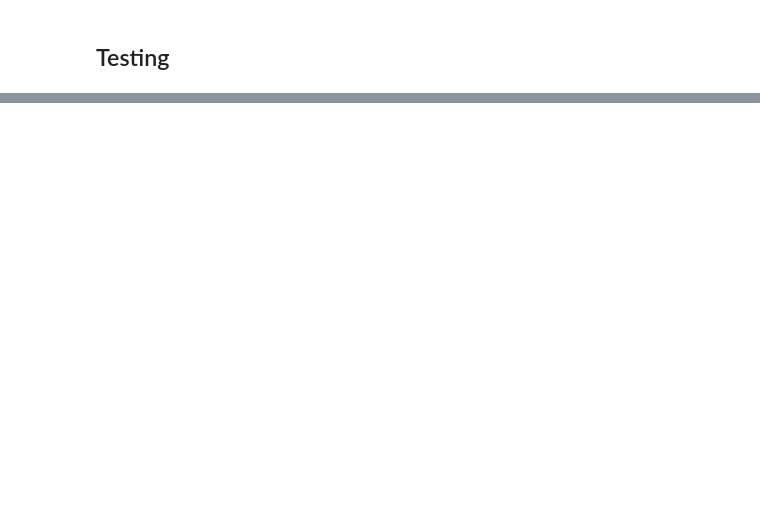
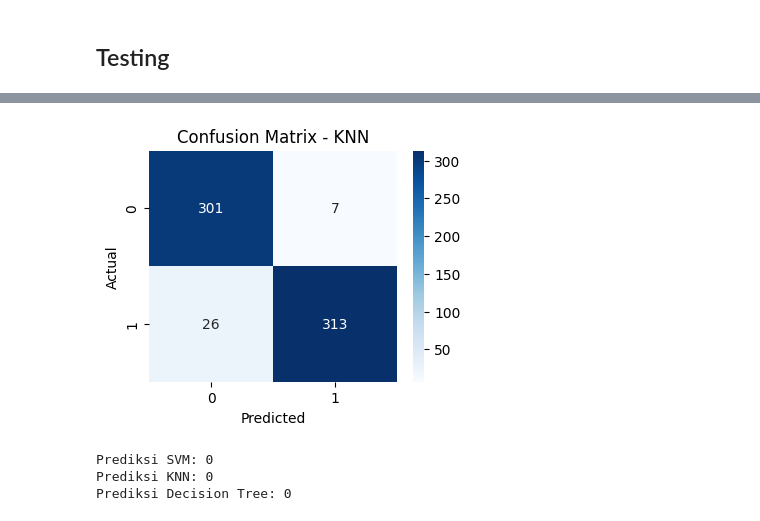
Before and after one commit to RizkyMlana/Data-Science-Classification, a Jupyter notebook: notebooks/model.ipynb, the cells around one changed output, grey strips where cells are left out. Cells and saved outputs as stored; diff of their text form; code cells hidden in the pictures; blank space fills up the shorter version.

```diff
--- a/notebooks/model.ipynb
+++ b/notebooks/model.ipynb
@@ -157,0 +197,19 @@ weighted avg       0.95      0.95      0.95       647
+# %%
+# Untuk KNN
+plot_conf_matrix("KNN", y_test, best_pred)
+# %% [output]
+[figure, added]
+# %%
+# Testing dengan input manual (simulasi real use case)
+sample = pd.DataFrame([[1, 13.0, 5.8, 0, 0, 1, 0]], columns=X.columns)
+sample_scaled = scaler.transform(sample)
+
+
+# Uji dengan semua model
+print("Prediksi SVM:", model_svm.predict(sample_scaled)[0])
+print("Prediksi KNN:", model_knn.predict(sample_scaled)[0])
+print("Prediksi Decision Tree:", model_tree.predict(sample)[0])
+# %% [output]
+Prediksi SVM: 0
+Prediksi KNN: 0
+Prediksi Decision Tree: 0
```
Also changed, not shown: parts of 7 cells of this notebook.
